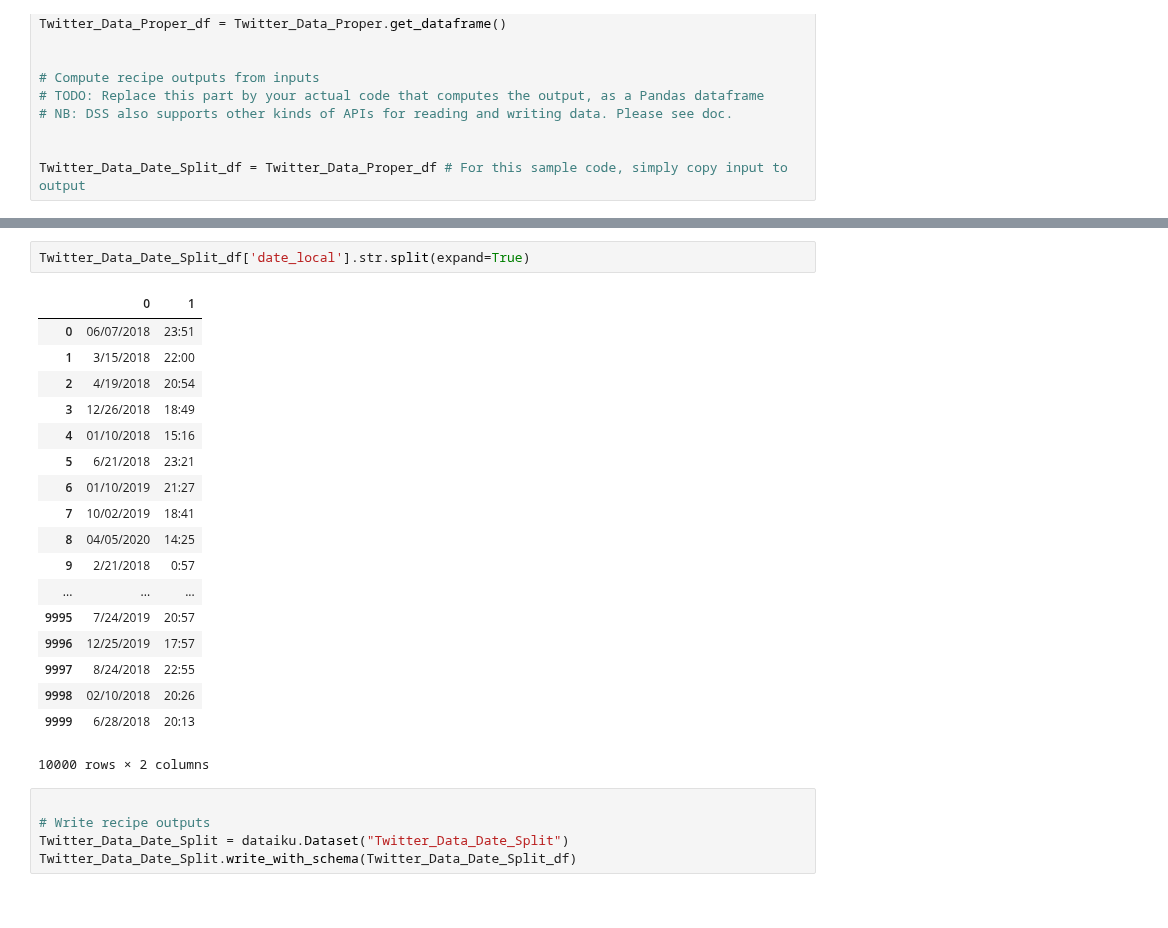
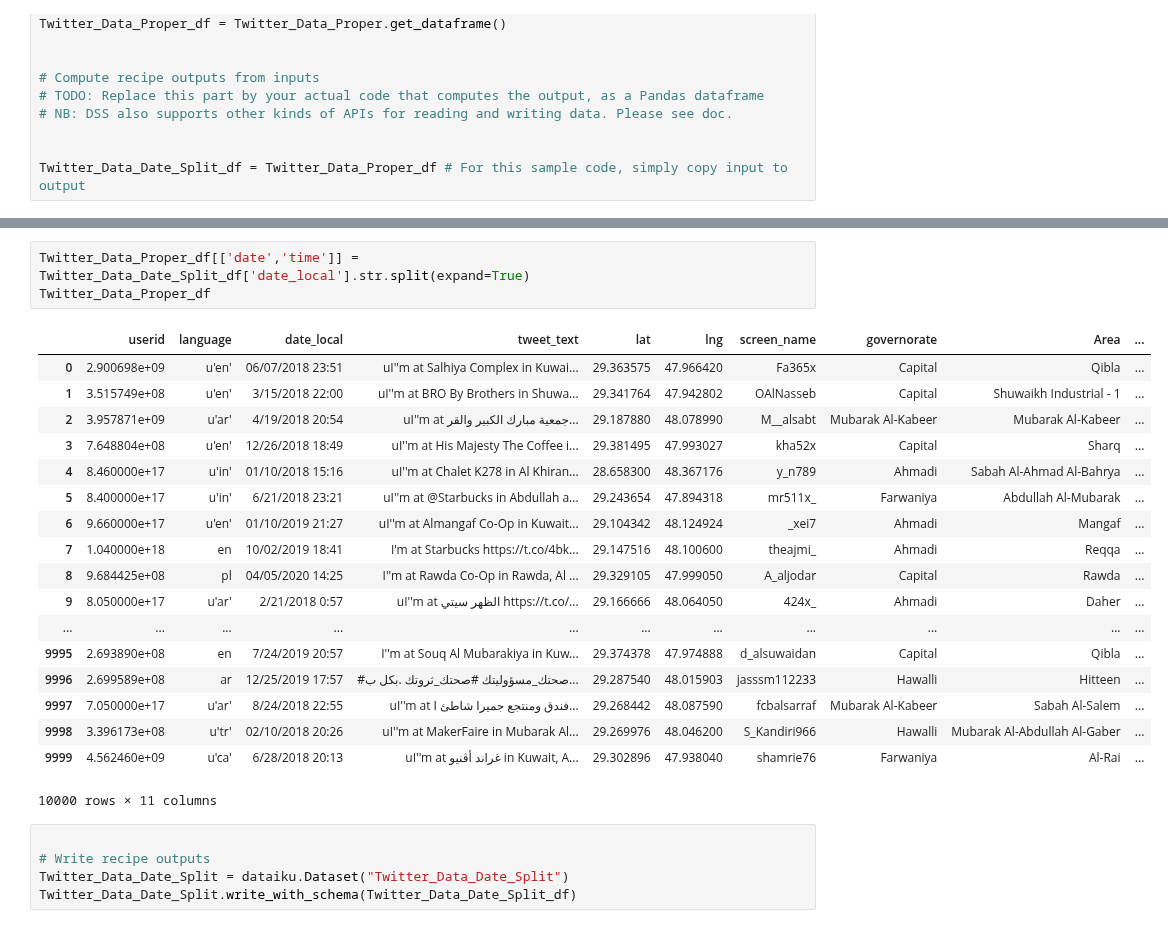
Before and after one commit to HamnYce/Twi_Data_Ana, a Jupyter notebook: ipython_notebooks/notebook editor for compute_Twitter_Data_Date_Split.ipynb, the cells around one changed output, grey strips where cells are left out. Cells and saved outputs as stored; diff of their text form.

Commit message:
Saved Jupyter notebook 'notebook editor for compute_Twitter_Data_Date_Split'

```diff
--- a/ipython_notebooks/notebook editor for compute_Twitter_Data_Date_Split.ipynb
+++ b/ipython_notebooks/notebook editor for compute_Twitter_Data_Date_Split.ipynb
@@ -36,26 +36,27 @@ Twitter_Data_Proper_df['date_local'].str.split()
 9999     [6/28/2018, 20:13]
 Name: date_local, Length: 10000, dtype: object
 # %%
-Twitter_Data_Date_Split_df['date_local'].str.split(expand=True)
+Twitter_Data_Proper_df[['date','time']] = Twitter_Data_Date_Split_df['date_local'].str.split(expand=True)
+Twitter_Data_Proper_df
 # %% [output]
-|  | 0 | 1 |
-| 0 | 06/07/2018 | 23:51 |
-| 1 | 3/15/2018 | 22:00 |
-| 2 | 4/19/2018 | 20:54 |
-| 3 | 12/26/2018 | 18:49 |
-| 4 | 01/10/2018 | 15:16 |
-| 5 | 6/21/2018 | 23:21 |
-| 6 | 01/10/2019 | 21:27 |
-| 7 | 10/02/2019 | 18:41 |
-| 8 | 04/05/2020 | 14:25 |
-| 9 | 2/21/2018 | 0:57 |
-| ... | ... | ... |
-| 9995 | 7/24/2019 | 20:57 |
-| 9996 | 12/25/2019 | 17:57 |
-| 9997 | 8/24/2018 | 22:55 |
-| 9998 | 02/10/2018 | 20:26 |
-| 9999 | 6/28/2018 | 20:13 |
+|  | userid | language | date_local | tweet_text | lat | lng | screen_name | governorate | Area | ... |
+| 0 | 2.900698e+09 | u'en' | 06/07/2018 23:51 | uI''m at Salhiya Complex in Kuwai... | 29.363575 | 47.966420 | Fa365x | Capital | Qibla | ... |
+| 1 | 3.515749e+08 | u'en' | 3/15/2018 22:00 | uI''m at BRO By Brothers in Shuwa... | 29.341764 | 47.942802 | OAlNasseb | Capital | Shuwaikh Industrial - 1 | ... |
+| 2 | 3.957871e+09 | u'ar' | 4/19/2018 20:54 | uI''m at جمعية مبارك الكبير والقر... | 29.187880 | 48.078990 | M__alsabt | Mubarak Al-Kabeer | Mubarak Al-Kabeer | ... |
+| 3 | 7.648804e+08 | u'en' | 12/26/2018 18:49 | uI''m at His Majesty The Coffee i... | 29.381495 | 47.993027 | kha52x | Capital | Sharq | ... |
+| 4 | 8.460000e+17 | u'in' | 01/10/2018 15:16 | uI''m at Chalet K278 in Al Khiran... | 28.658300 | 48.367176 | y_n789 | Ahmadi | Sabah Al-Ahmad Al-Bahrya | ... |
+| 5 | 8.400000e+17 | u'in' | 6/21/2018 23:21 | uI''m at @Starbucks in Abdullah a... | 29.243654 | 47.894318 | mr511x_ | Farwaniya | Abdullah Al-Mubarak | ... |
+| 6 | 9.660000e+17 | u'en' | 01/10/2019 21:27 | uI''m at Almangaf Co-Op in Kuwait... | 29.104342 | 48.124924 | _xei7 | Ahmadi | Mangaf | ... |
+| 7 | 1.040000e+18 | en | 10/02/2019 18:41 | I'm at Starbucks https://t.co/4bk... | 29.147516 | 48.100600 | theajmi_ | Ahmadi | Reqqa | ... |
+| 8 | 9.684425e+08 | pl | 04/05/2020 14:25 | I''m at Rawda Co-Op in Rawda, Al ... | 29.329105 | 47.999050 | A_aljodar | Capital | Rawda | ... |
+| 9 | 8.050000e+17 | u'ar' | 2/21/2018 0:57 | uI''m at الظهر سيتي https://t.co/... | 29.166666 | 48.064050 | 424x_ | Ahmadi | Daher | ... |
+| ... | ... | ... | ... | ... | ... | ... | ... | ... | ... | ... |
+| 9995 | 2.693890e+08 | en | 7/24/2019 20:57 | I''m at Souq Al Mubarakiya in Kuw... | 29.374378 | 47.974888 | d_alsuwaidan | Capital | Qibla | ... |
+| 9996 | 2.699589e+08 | ar | 12/25/2019 17:57 | #صحتك_مسؤوليتك #صحتك_ثروتك .بكل ب... | 29.287540 | 48.015903 | jasssm112233 | Hawalli | Hitteen | ... |
+| 9997 | 7.050000e+17 | u'ar' | 8/24/2018 22:55 | uI''m at فندق ومنتجع جميرا شاطئ ا... | 29.268442 | 48.087590 | fcbalsarraf | Mubarak Al-Kabeer | Sabah Al-Salem | ... |
+| 9998 | 3.396173e+08 | u'tr' | 02/10/2018 20:26 | uI''m at MakerFaire in Mubarak Al... | 29.269976 | 48.046200 | S_Kandiri966 | Hawalli | Mubarak Al-Abdullah Al-Gaber | ... |
+| 9999 | 4.562460e+09 | u'ca' | 6/28/2018 20:13 | uI''m at غراند أڤنيو in Kuwait, A... | 29.302896 | 47.938040 | shamrie76 | Farwaniya | Al-Rai | ... |
-10000 rows × 2 columns
+10000 rows × 11 columns
 # %%
 
 # Write recipe outputs
```
